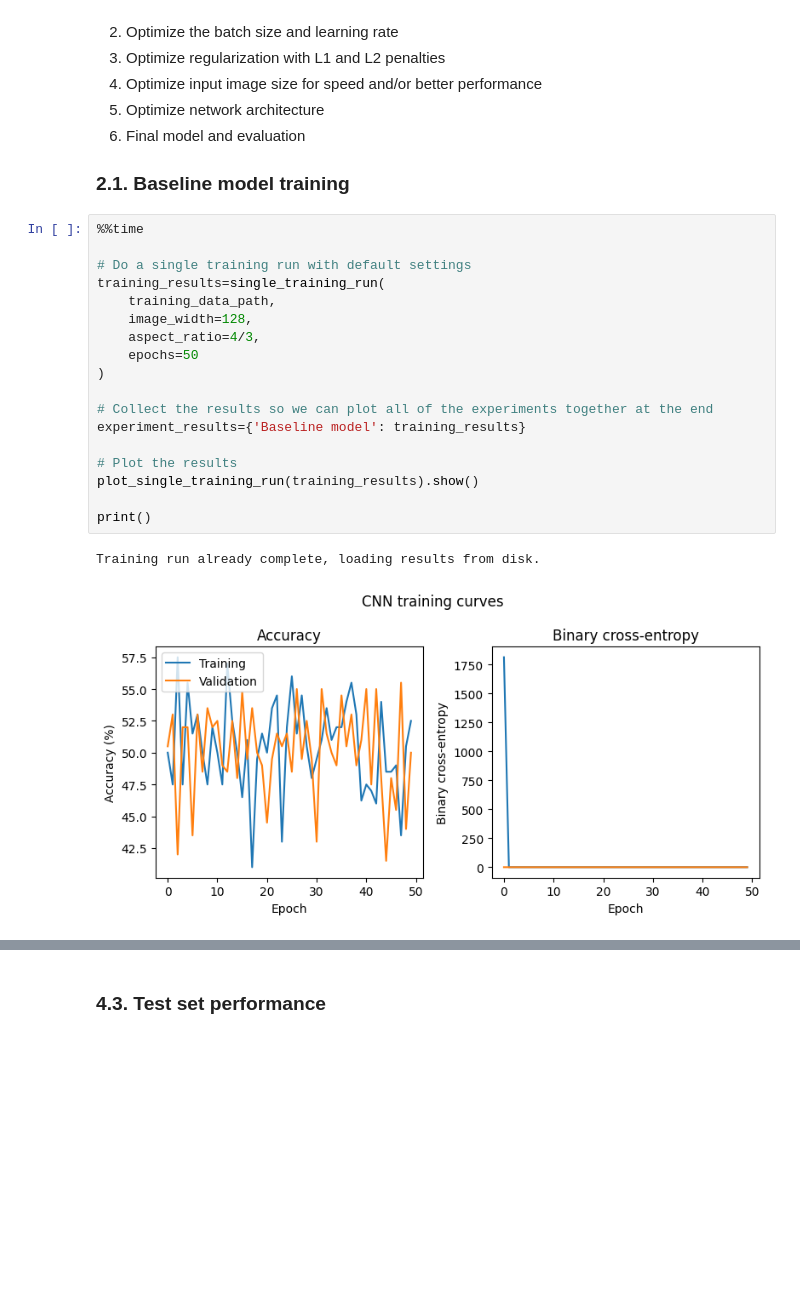
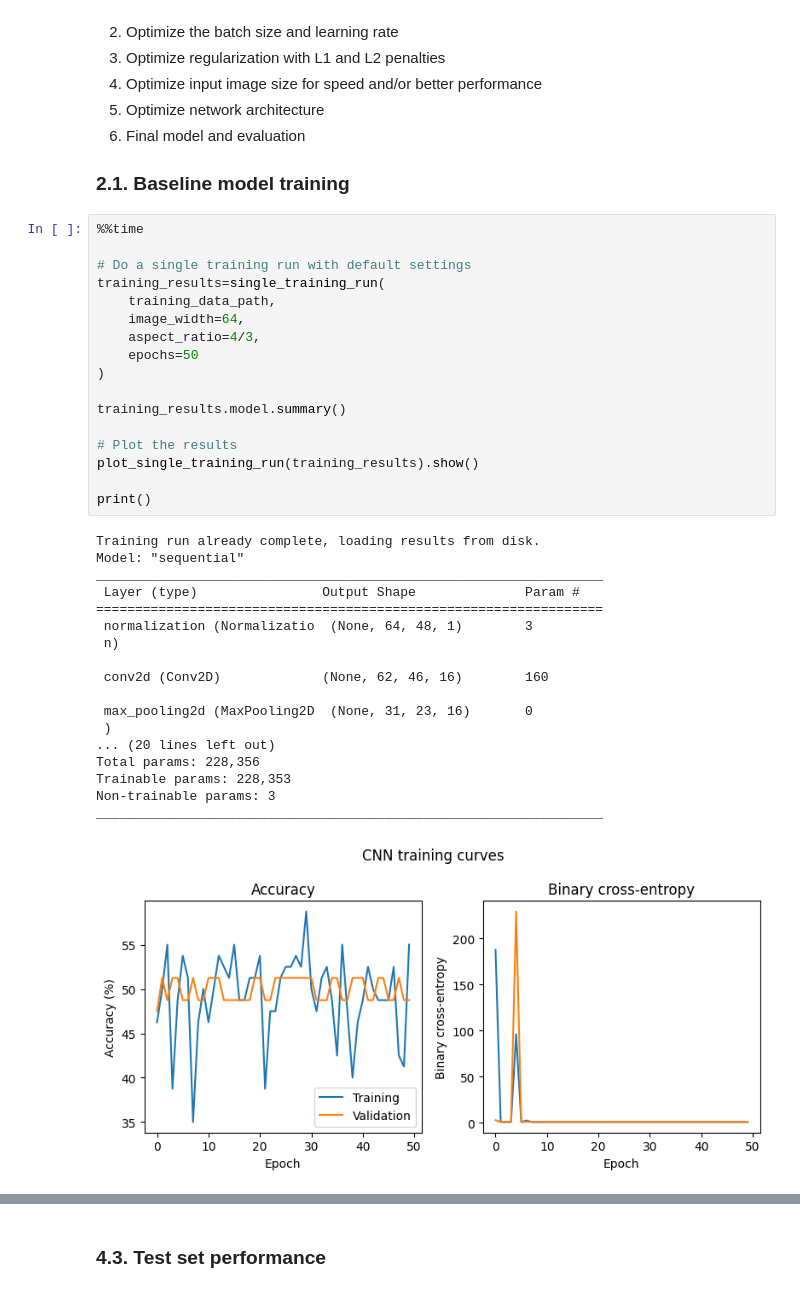
Before and after one commit to 4GeeksAcademy/gperdrizet-image-classification, a Jupyter notebook: src/solution.ipynb, the cells around one changed output, grey strips where cells are left out. Drawn from its saved outputs; the diff is of its cells as text; blank space fills up the shorter version.

```diff
--- a/src/solution.ipynb
+++ b/src/solution.ipynb
@@ -155,21 +170,36 @@ Now it's time to build and train the model. We will do this in a few steps, eval
 # %%
 %%time
 
 # Do a single training run with default settings
 training_results=single_training_run(
     training_data_path,
-    image_width=128,
+    image_width=64,
     aspect_ratio=4/3,
     epochs=50
 )
 
-# Collect the results so we can plot all of the experiments together at the end
-experiment_results={'Baseline model': training_results}
+training_results.model.summary()
 
 # Plot the results
 plot_single_training_run(training_results).show()
 
 print()
 # %% [output]
 Training run already complete, loading results from disk.
+Model: "sequential"
+_________________________________________________________________
+ Layer (type)                Output Shape              Param #
+=================================================================
+ normalization (Normalizatio  (None, 64, 48, 1)        3
+ n)
+
+ conv2d (Conv2D)             (None, 62, 46, 16)        160
+
+ max_pooling2d (MaxPooling2D  (None, 31, 23, 16)       0
+ )
+... (20 lines left out)
+Total params: 228,356
+Trainable params: 228,353
+Non-trainable params: 3
+_________________________________________________________________
-[figure, old version]
+[figure, new version]
```
Also changed, not shown: parts of 23 cells of this notebook, 1 other file.
